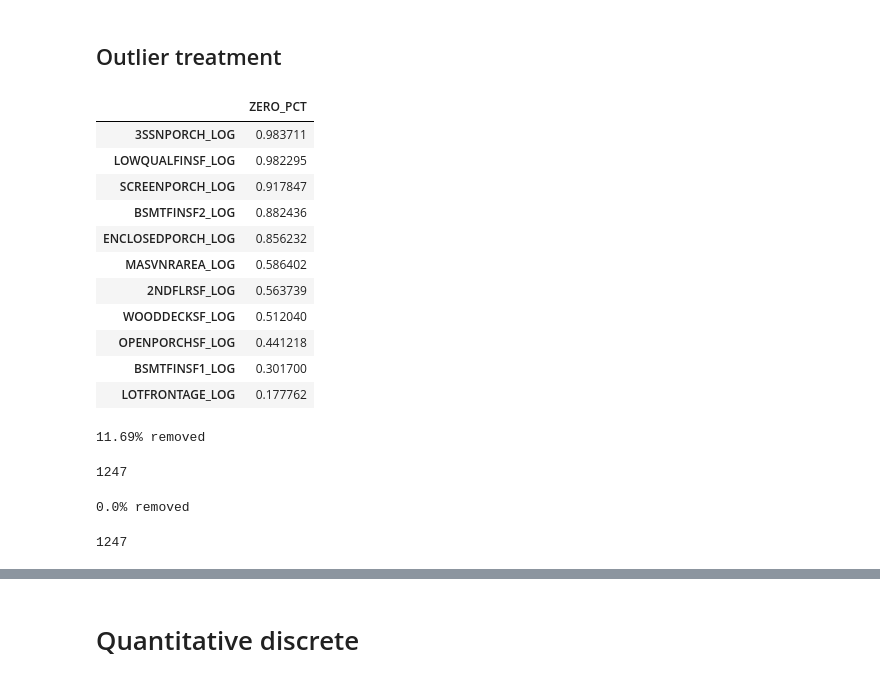
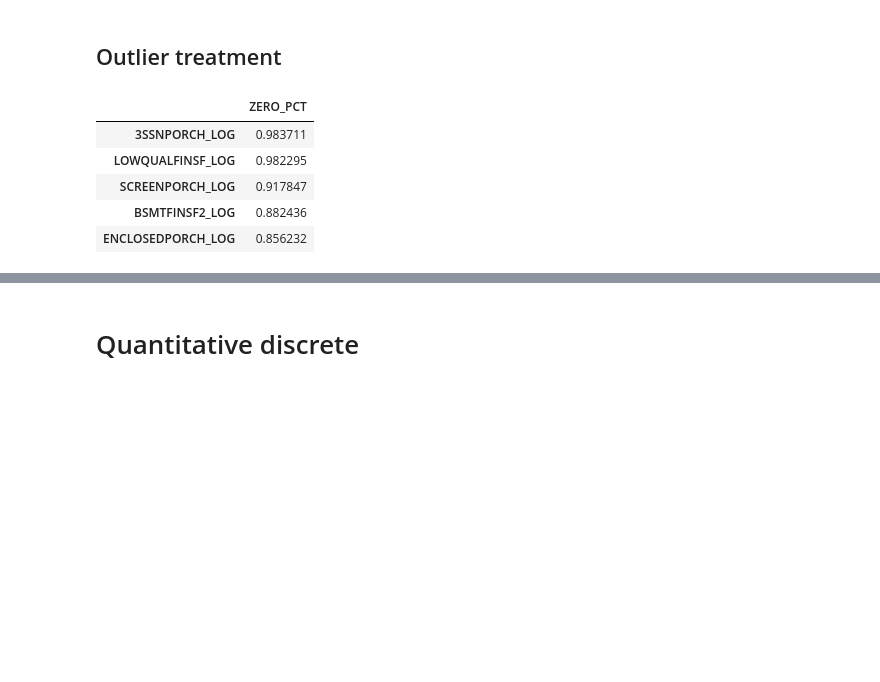
Before and after one commit to lucasamtaylor01/KaggleHousePrices, a Jupyter notebook: noteboks/03_feature_engineering.ipynb, the cells around one changed output, grey strips where cells are left out. Drawn from its saved outputs; the diff is of its cells as text; code cells hidden in the pictures; blank space fills up the shorter version.

```diff
--- a/noteboks/03_feature_engineering.ipynb
+++ b/noteboks/03_feature_engineering.ipynb
@@ -470,22 +470,18 @@ sns.FacetGrid(
 # %% [markdown]
 ## Outlier treatment
 # %%
+ZERO_PCT_THRESH = 0.70
+
 zero_df = zero_pct(df_cont, cont_cols)
-zero_df = zero_df[zero_df['ZERO_PCT'] > 0]
+zero_df = zero_df[zero_df['ZERO_PCT'] > ZERO_PCT_THRESH]
 
 zero_df
 # %% [output]
 |  | ZERO_PCT |
 | 3SSNPORCH_LOG | 0.983711 |
 | LOWQUALFINSF_LOG | 0.982295 |
 | SCREENPORCH_LOG | 0.917847 |
 | BSMTFINSF2_LOG | 0.882436 |
 | ENCLOSEDPORCH_LOG | 0.856232 |
-| MASVNRAREA_LOG | 0.586402 |
-| 2NDFLRSF_LOG | 0.563739 |
-| WOODDECKSF_LOG | 0.512040 |
-| OPENPORCHSF_LOG | 0.441218 |
-| BSMTFINSF1_LOG | 0.301700 |
-| LOTFRONTAGE_LOG | 0.177762 |
 # %%
 zero_heavy_final_cols = zero_df.index
@@ -493,48 +487,0 @@ outlier_cols = list(set(cont_cols) - set(zero_heavy_final_cols))
-# %%
-df_out = df_cont.copy()
-
-for col in outlier_cols:
-
-    Q1 = df_out[col].quantile(0.25)
-    Q3 = df_out[col].quantile(0.75)
-    IQR = Q3 - Q1
-
-
-    lower_bound = Q1 - 1.5 * IQR
-    upper_bound = Q3 + 1.5 * IQR
-
-    mask_outliers = (df_out[col] < lower_bound) | (df_out[col] > upper_bound)
-
-    df_out = df_out[~mask_outliers]
-
-
-pct_removed = round((df_cont.shape[0] - df_out.shape[0]) / df_cont.shape[0] * 100, 2)
-print(f"{pct_removed}% removed")
-
-df_cont = df_out.copy()
-df_cont.shape[0]
-# %% [output]
-11.69% removed
-1247
-# %%
-df_out = df_cont.copy()
-
-for col in zero_heavy_final_cols:
-
-    non_zero_values = df_cont.loc[df_cont[col] > 0, col]
-
-    Q1 = non_zero_values.quantile(0.25)
-    Q3 = non_zero_values.quantile(0.75)
-    IQR = Q3 - Q1
-
-    lower_bound = Q1 - 1.5 * IQR
-    upper_bound = Q3 + 1.5 * IQR
-
-    mask_outliers = (df_out[col] == 0) | ((df_out[col] > lower_bound) & (df_out[col] < upper_bound))
-
-pct_removed = round((df_cont.shape[0] - df_out.shape[0]) / df_cont.shape[0] * 100, 2)
-print(f"{pct_removed}% removed")
-df_cont.shape[0]
-# %% [output]
-0.0% removed
-1247
```
Also changed, not shown: parts of 11 cells of this notebook, 2 other files.
